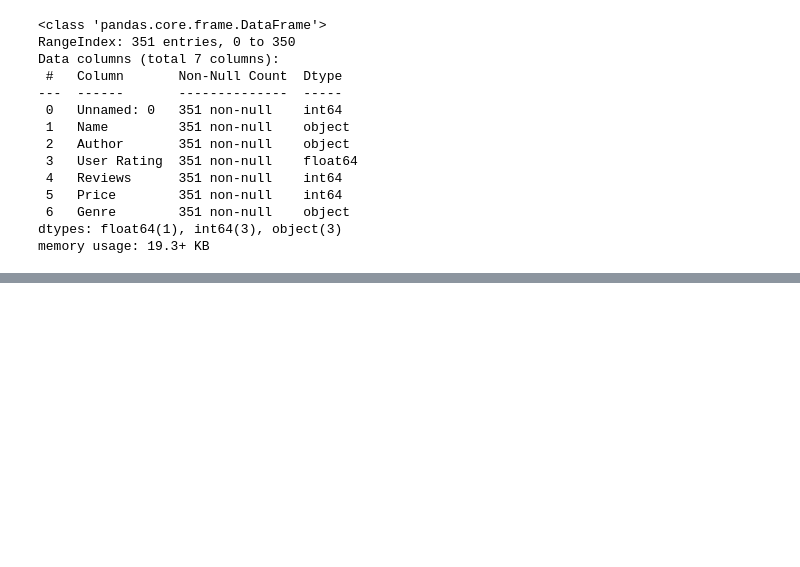
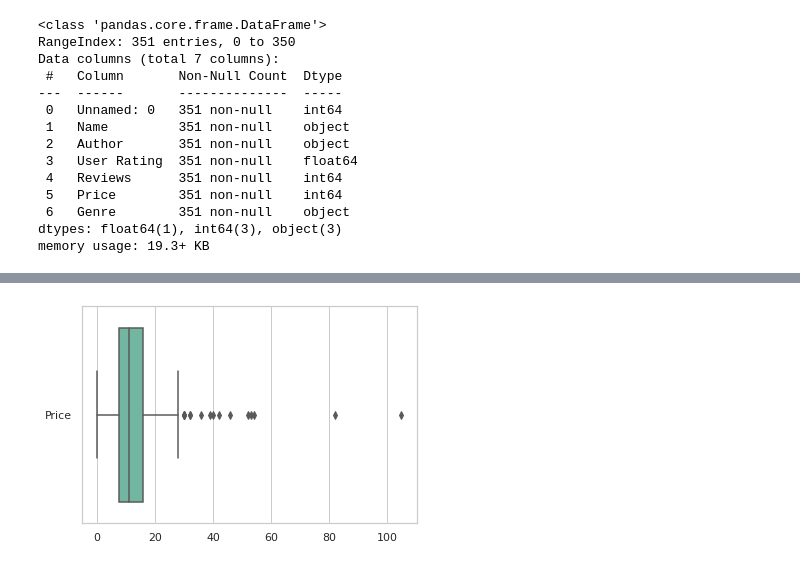
Before and after one commit to polisoma/tools, a Jupyter notebook: Amazon_bestsellers.ipynb, the cells around one changed output, grey strips where cells are left out. Saved outputs shown, nothing was run; the diff lists cells and outputs as text; code cells hidden in the pictures; blank space fills up the shorter version.

```diff
--- a/Amazon_bestsellers.ipynb
+++ b/Amazon_bestsellers.ipynb
@@ -270,0 +364,4 @@ memory usage: 19.3+ KB
+# %%
+ax2=sns.boxplot(data=bestsellers_clean[['Price']], orient="h", palette="Set2")
+# %% [output]
+[figure, added]
```
Also changed, not shown: parts of 15 cells of this notebook.
